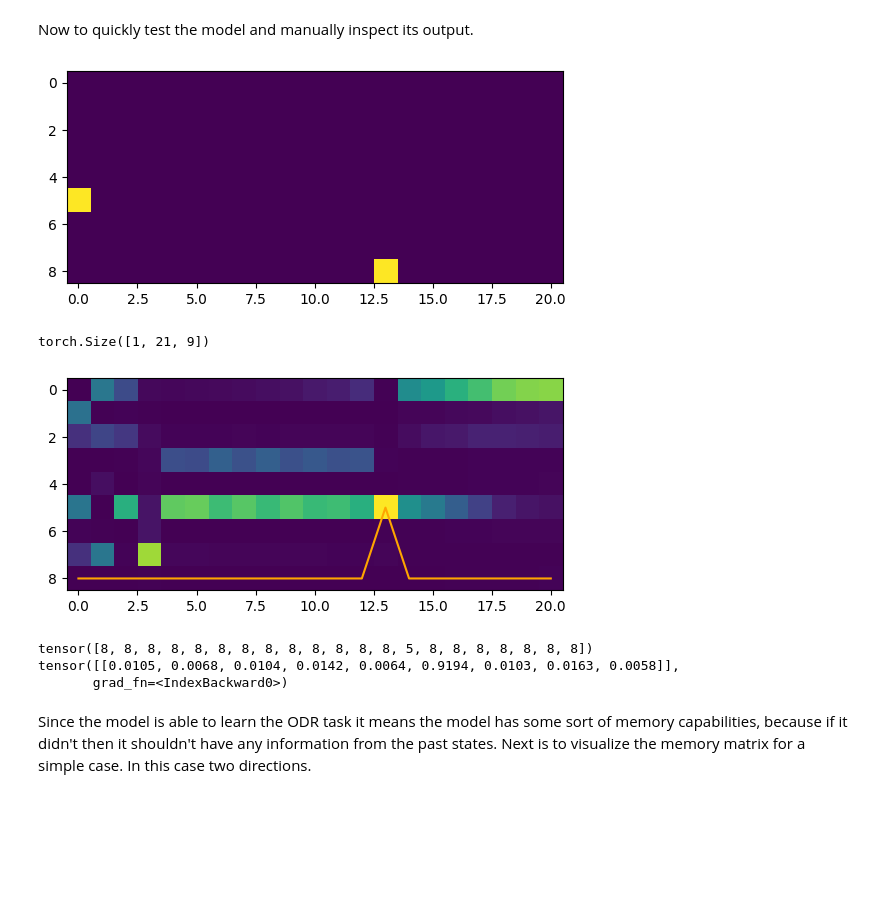
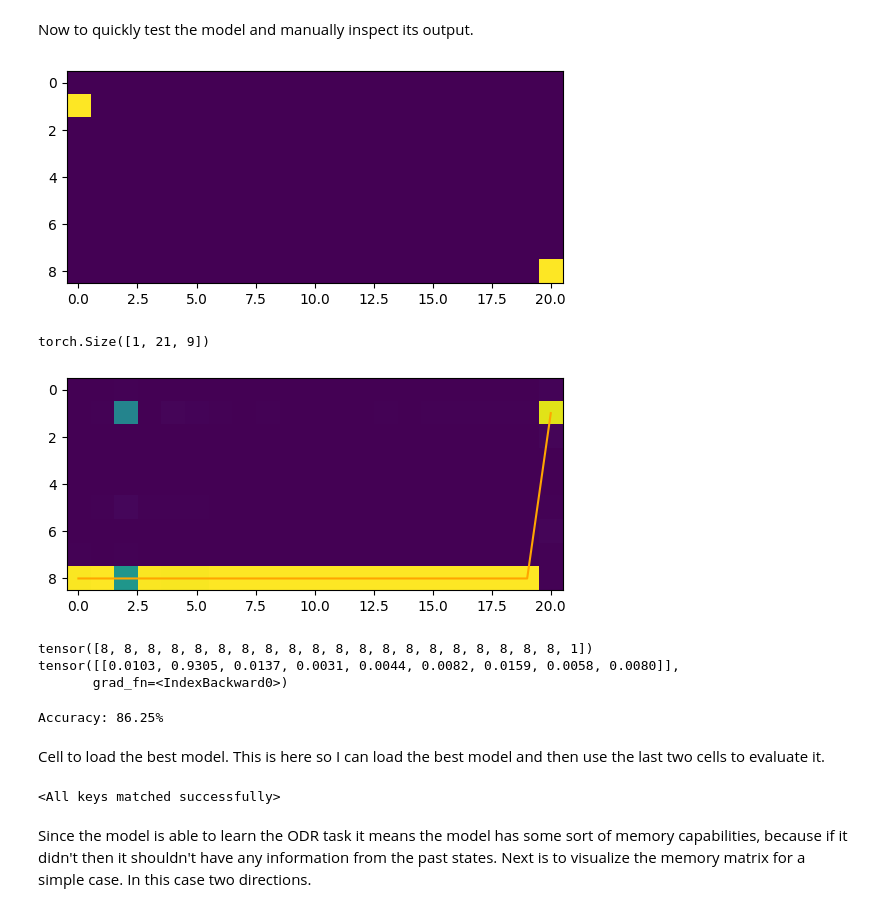
Before and after one commit to IanPTan/MoPeA, a Jupyter notebook: src/model_tests.ipynb, the cells around one changed output. Drawn from its saved outputs; the diff is of its cells as text; code cells hidden in the pictures; blank space fills up the shorter version.

```diff
--- a/src/model_tests.ipynb
+++ b/src/model_tests.ipynb
@@ -149,31 +161,52 @@ plt.show()
 # %% [markdown]
 Now to quickly test the model and manually inspect its output.
 # %%
-EXAMPLE_INDEX = 21
+EXAMPLE_INDEX = 73
 
 x, labels = dataset[EXAMPLE_INDEX]
 x = x.unsqueeze(0)
 labels = labels.unsqueeze(0)
 
 model.eval()
 y, _, _, _, _ = model(x)
 
 plt.imshow(x[0].T)
 plt.show()
 
 print(y.shape)
 plt.imshow(y[0].detach().T)
 plt.plot(labels[0], color="orange")
 plt.show()
 
 print(labels[0])
 print(y[0][labels[0]!=labels.max()])
 # %% [output]
-[figure, old version]
+[figure, new version]
 torch.Size([1, 21, 9])
-[figure, old version]
+[figure, new version]
-tensor([8, 8, 8, 8, 8, 8, 8, 8, 8, 8, 8, 8, 8, 5, 8, 8, 8, 8, 8, 8, 8])
-tensor([[0.0105, 0.0068, 0.0104, 0.0142, 0.0064, 0.9194, 0.0103, 0.0163, 0.0058]],
+tensor([8, 8, 8, 8, 8, 8, 8, 8, 8, 8, 8, 8, 8, 8, 8, 8, 8, 8, 8, 8, 1])
+tensor([[0.0103, 0.9305, 0.0137, 0.0031, 0.0044, 0.0082, 0.0159, 0.0058, 0.0080]],
        grad_fn=<IndexBackward0>)
+# %%
+num_correct = 0
+for sample_id in range(len(dataset)):
+    x, labels = dataset[sample_id]
+    x = x.unsqueeze(0)
+    labels = labels.unsqueeze(0)
+
+    model.eval()
+    y, _, _, _, _ = model(x)
+
+    mask = x[0, :, -1] == 1
+    num_correct += int(y[0].detach()[mask].argmax() == labels[0][mask])
+print(f"Accuracy: {num_correct / len(dataset) * 100:.2f}%")
+# %% [output]
+Accuracy: 86.25%
+# %% [markdown]
+Cell to load the best model. This is here so I can load the best model and then use the last two cells to evaluate it.
+# %%
+model.load_state_dict(pt.load('best.pth'))
+# %% [output]
+<All keys matched successfully>
 # %% [markdown]
 Since the model is able to learn the ODR task it means the model has some sort of memory capabilities, because if it didn't then it shouldn't have any information from the past states. Next is to visualize the memory matrix for a simple case. In this case two directions.
```
Also changed, not shown: parts of 2 cells of this notebook, 5 other files.
